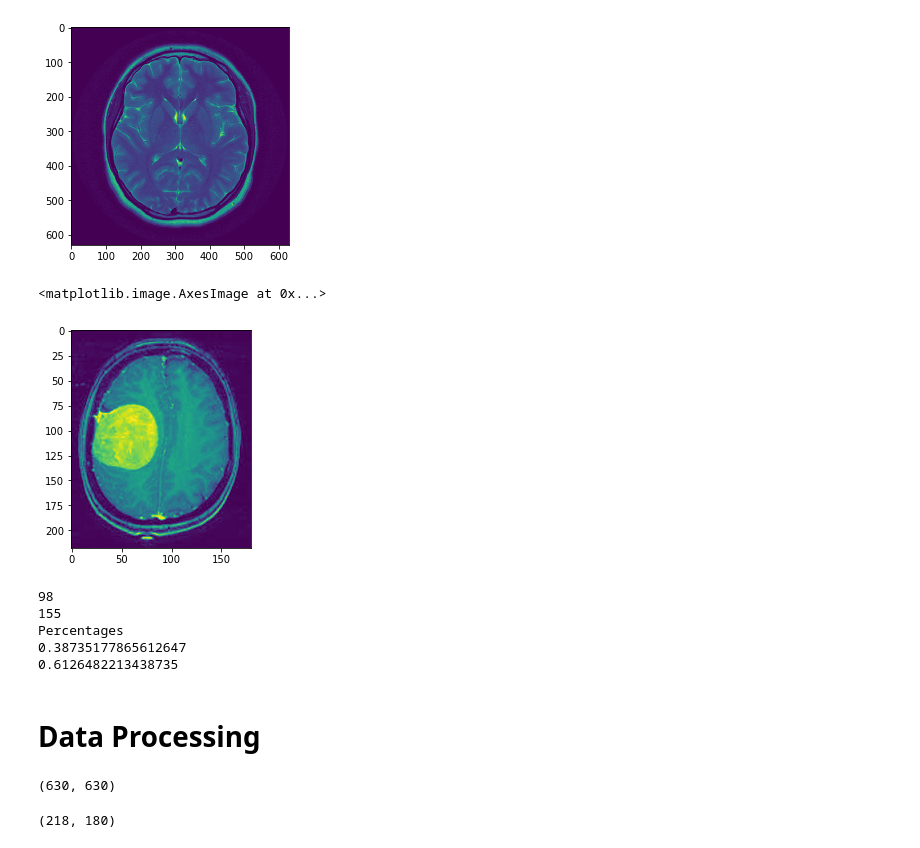
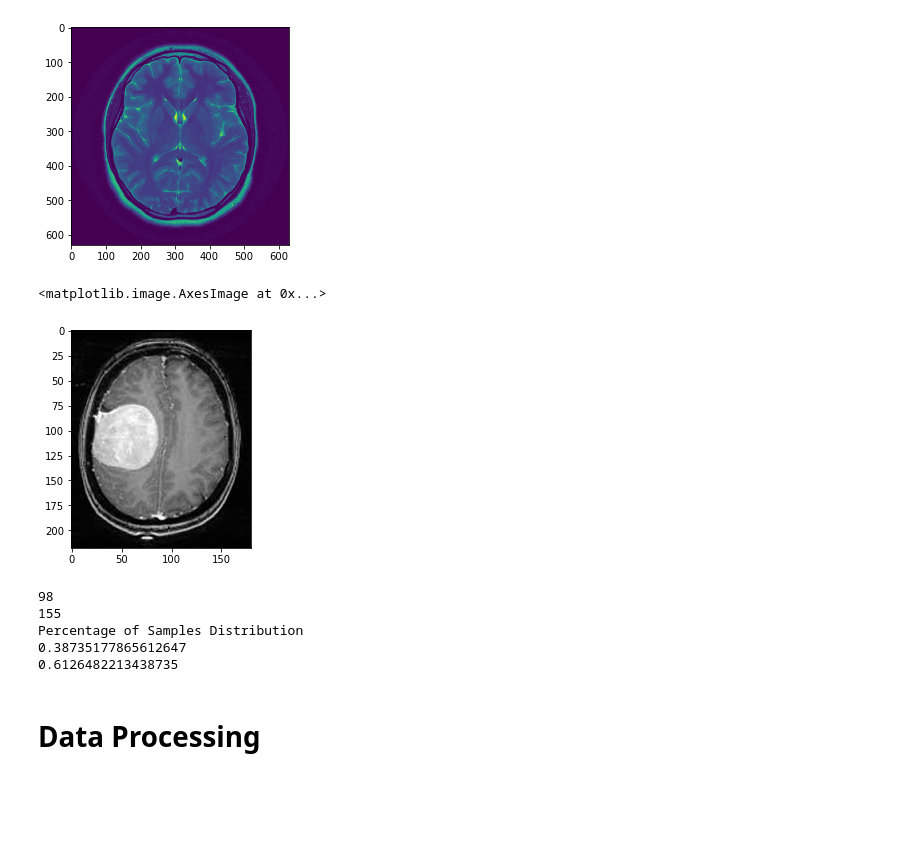
Before and after one commit to srinidhig/tumor_classification_localization, a Jupyter notebook: Tumor Classification and Localization - Deep Learning Approach.ipynb, the cells around one changed output. Drawn from its saved outputs; the diff is of its cells as text; code cells hidden in the pictures; blank space fills up the shorter version.

```diff
--- a/Tumor Classification and Localization - Deep Learning Approach.ipynb
+++ b/Tumor Classification and Localization - Deep Learning Approach.ipynb
@@ -24,31 +28,23 @@ plt.imshow(no_samples[0])
 <matplotlib.image.AxesImage at 0x...>
 [figure]
 # %%
-plt.imshow(yes_samples[0].mean(axis = 2))
+plt.imshow(yes_samples[0])
 # %% [output]
 <matplotlib.image.AxesImage at 0x...>
-[figure, old version]
+[figure, new version]
 # %%
 # Number of samples in each class
 print(len(no_samples))
 print(len(yes_samples))
 
-print('Percentages')
+print('Percentage of Samples Distribution')
 print(len(no_samples)/(len(no_samples) + len(yes_samples)))
 print(len(yes_samples)/(len(no_samples) + len(yes_samples)))
 # %% [output]
 98
 155
-Percentages
+Percentage of Samples Distribution
 0.38735177865612647
 0.6126482213438735
 # %% [markdown]
 # Data Processing
-# %%
-no_samples[0].shape
-# %% [output]
-(630, 630)
-# %%
-yes_samples[0].mean(axis = 2).shape
-# %% [output]
-(218, 180)
```
Also changed, not shown: parts of 18 cells of this notebook.
